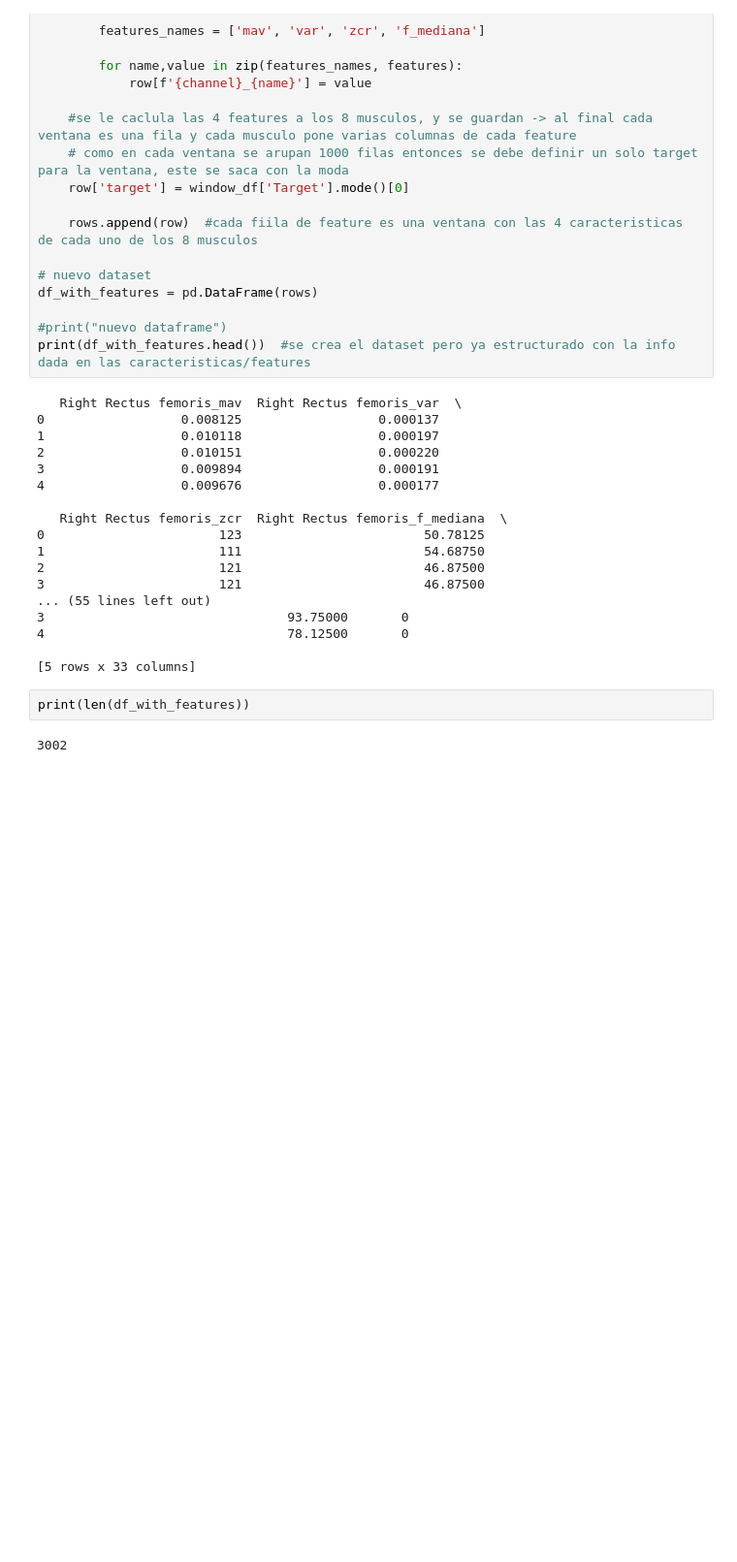
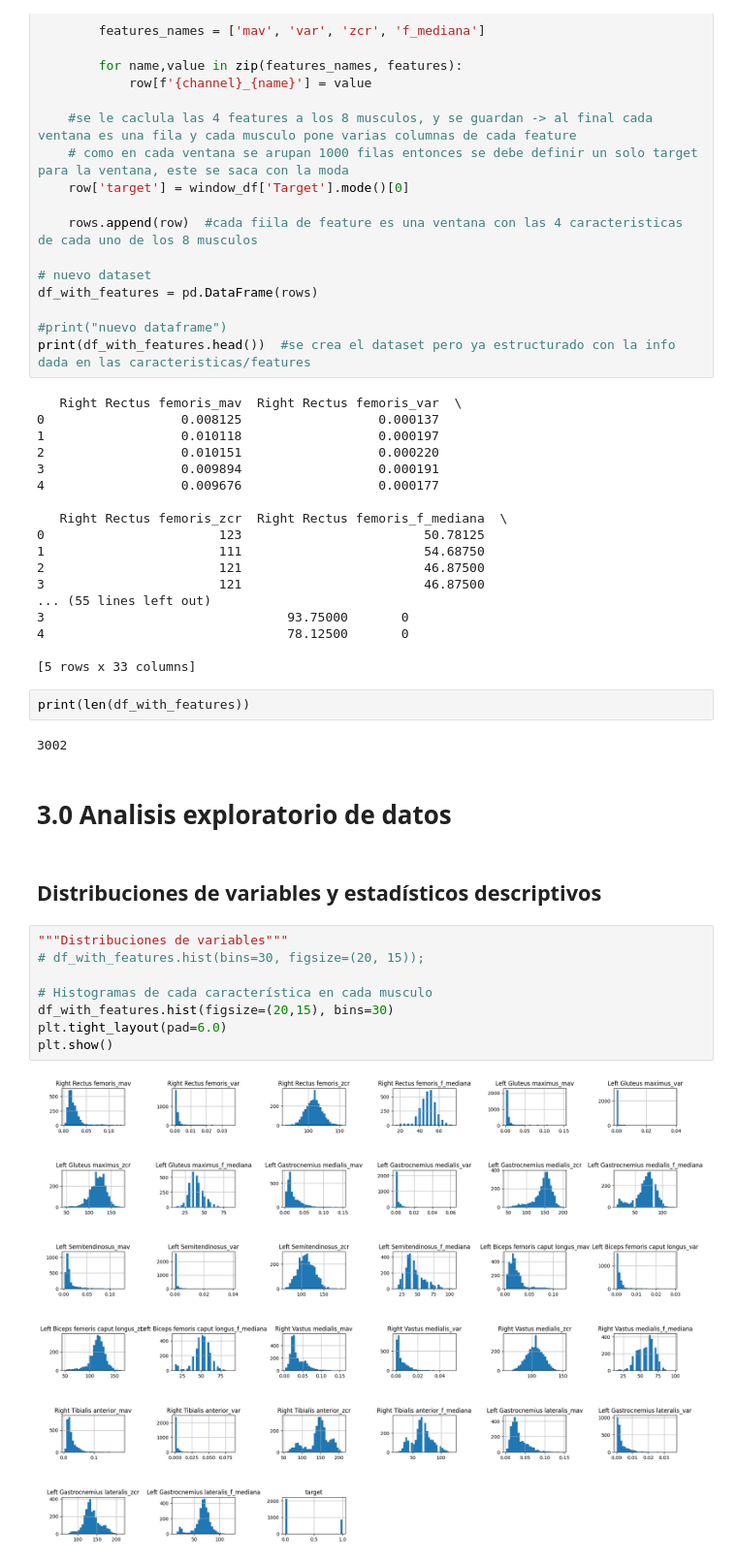
Before and after one commit to dsalazar444/workshop2_ia, a Jupyter notebook: problema1.ipynb, the cells around one changed output. Shown at 97% size. Cells and saved outputs as stored; diff of their text form; blank space fills up the shorter version.

Commit message:
Análisis Exploratorio de Datos (EDA)

```diff
--- a/problema1.ipynb
+++ b/problema1.ipynb
@@ -245,3 +246,17 @@ print(df_with_features.head())  #se crea el dataset pero ya estructurado con la
 print(len(df_with_features))
 # %% [output]
 3002
+# %% [markdown]
+# 3.0 Analisis exploratorio de datos
+# %% [markdown]
+## Distribuciones de variables y estadísticos descriptivos
+# %%
+"""Distribuciones de variables"""
+# df_with_features.hist(bins=30, figsize=(20, 15));
+
+# Histogramas de cada característica en cada musculo
+df_with_features.hist(figsize=(20,15), bins=30)
+plt.tight_layout(pad=6.0)
+plt.show()
+# %% [output]
+[figure, added]
```
Also changed, not shown: parts of 14 cells of this notebook, 1 other file.
